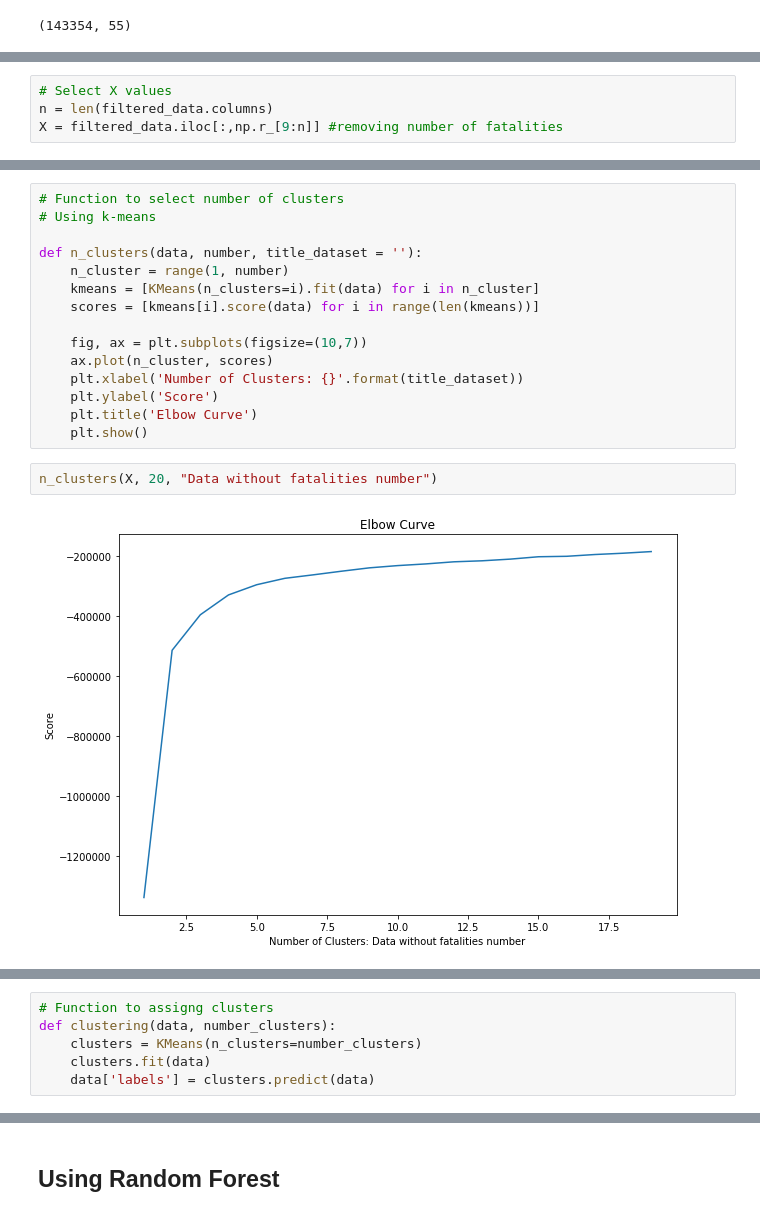
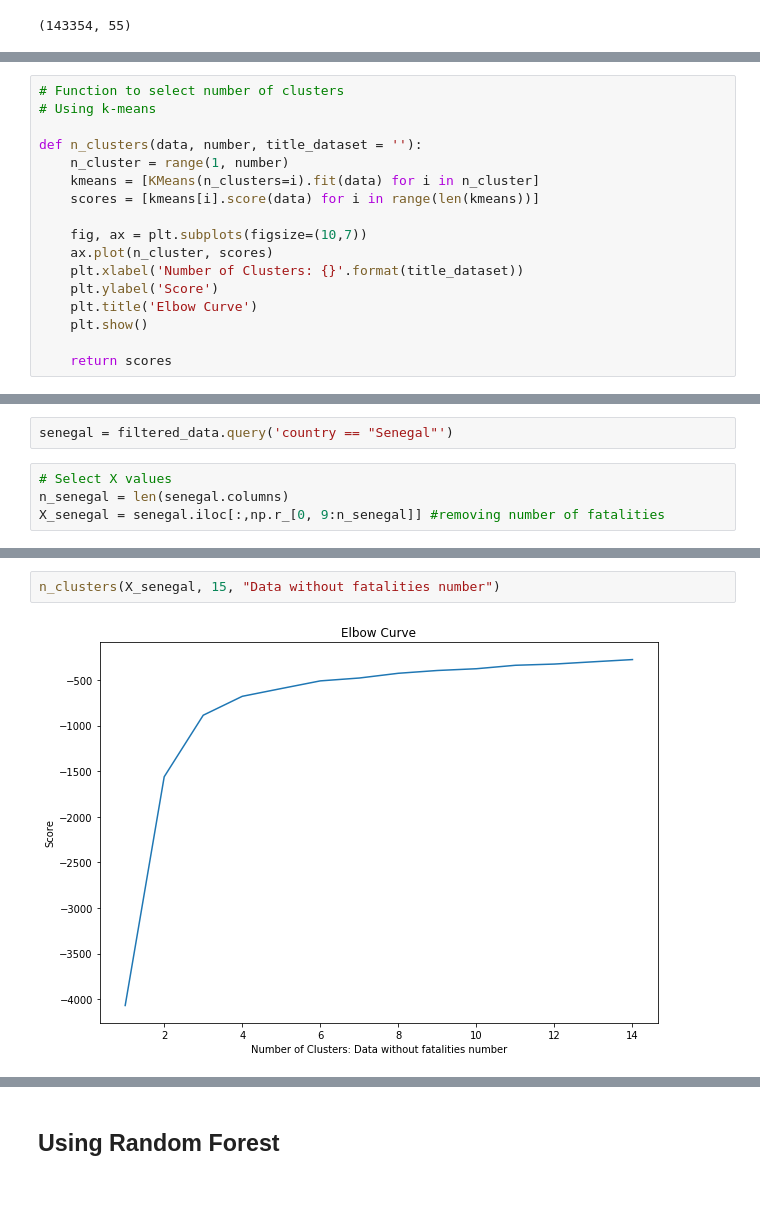
Before and after one commit to cmdelaserna/press-freedom, a Jupyter notebook: notebooks/ACLED data - Africa dataset.ipynb, the cells around one changed output, grey strips where cells are left out. Saved outputs shown, nothing was run; the diff lists cells and outputs as text.

```diff
--- a/notebooks/ACLED data - Africa dataset.ipynb
+++ b/notebooks/ACLED data - Africa dataset.ipynb
@@ -224,0 +193,17 @@ Notes on selecting features: including year is not useful to find clusters
+# %%
+# Function to select number of clusters
+# Using k-means
+
+def n_clusters(data, number, title_dataset = ''):
+    n_cluster = range(1, number)
+    kmeans = [KMeans(n_clusters=i).fit(data) for i in n_cluster]
+    scores = [kmeans[i].score(data) for i in range(len(kmeans))]
+
+    fig, ax = plt.subplots(figsize=(10,7))
+    ax.plot(n_cluster, scores)
+    plt.xlabel('Number of Clusters: {}'.format(title_dataset))
+    plt.ylabel('Score')
+    plt.title('Elbow Curve')
+    plt.show()
+
+    return scores
@@ -225,4 +233,6 @@ Notes on selecting features: including year is not useful to find clusters
+# %%
+senegal = filtered_data.query('country == "Senegal"')
 # %%
 # Select X values
-n = len(filtered_data.columns)
-X = filtered_data.iloc[:,np.r_[9:n]] #removing number of fatalities
+n_senegal = len(senegal.columns)
+X_senegal = senegal.iloc[:,np.r_[0, 9:n_senegal]] #removing number of fatalities
@@ -238,19 +239,4 @@ X.head()
-# %%
-# Function to select number of clusters
-# Using k-means
-
-def n_clusters(data, number, title_dataset = ''):
-    n_cluster = range(1, number)
-    kmeans = [KMeans(n_clusters=i).fit(data) for i in n_cluster]
-    scores = [kmeans[i].score(data) for i in range(len(kmeans))]
-
-    fig, ax = plt.subplots(figsize=(10,7))
-    ax.plot(n_cluster, scores)
-    plt.xlabel('Number of Clusters: {}'.format(title_dataset))
-    plt.ylabel('Score')
-    plt.title('Elbow Curve')
-    plt.show()
 # %%
-n_clusters(X, 20, "Data without fatalities number")
+n_clusters(X_senegal, 15, "Data without fatalities number")
 # %% [output]
-[figure, old version]
+[figure, new version]
@@ -257,6 +256,0 @@ n_clusters(X, 20, "Data without fatalities number")
-# %%
-# Function to assigng clusters
-def clustering(data, number_clusters):
-    clusters = KMeans(n_clusters=number_clusters)
-    clusters.fit(data)
-    data['labels'] = clusters.predict(data)
```
Also changed, not shown: parts of 22 cells of this notebook.
